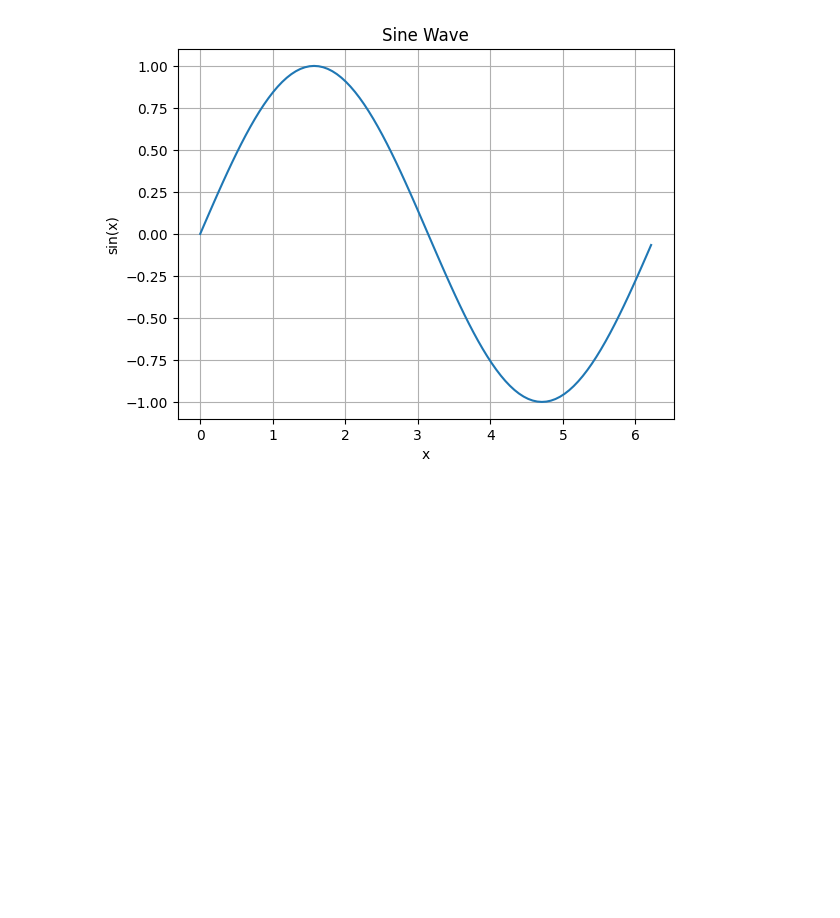
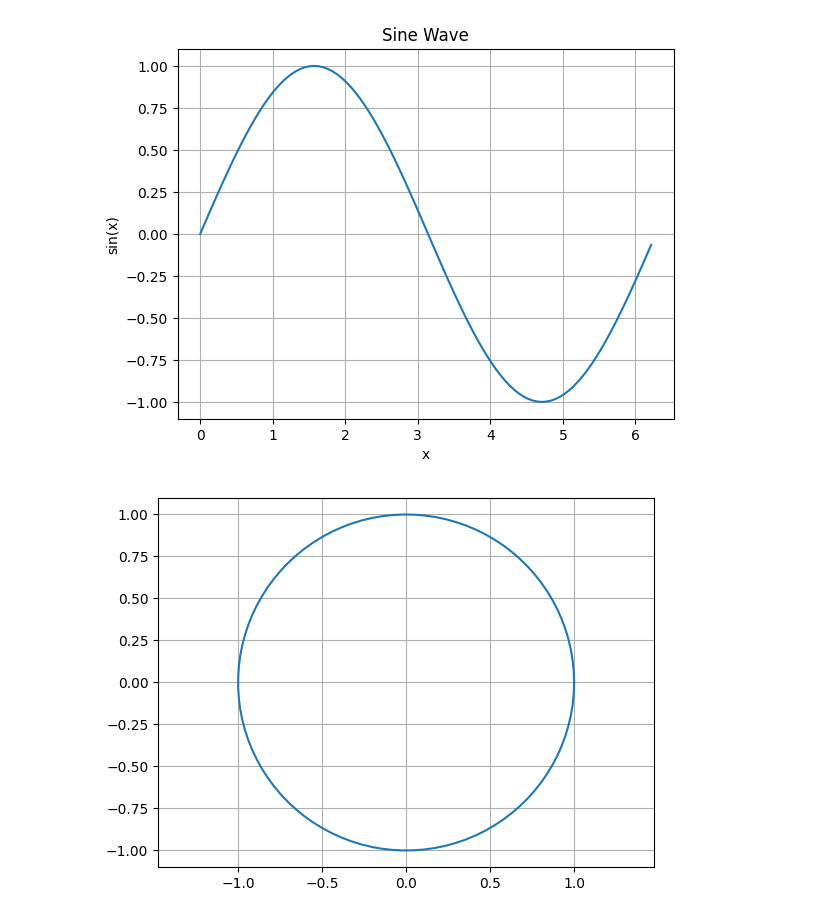
Before and after one commit to clumsycomputer/mojito, a Jupyter notebook: notebooks/hello.ipynb, the cells around one changed output. Saved outputs shown, nothing was run; the diff lists cells and outputs as text; code cells hidden in the pictures; blank space fills up the shorter version.

Commit message:
feature(hello): plot circle

```diff
--- a/notebooks/hello.ipynb
+++ b/notebooks/hello.ipynb
@@ -24,3 +22,27 @@ Plot.grid(True)
 Plot.show()
 # %% [output]
 [figure]
+# %%
+from python import Python
+from math import cos, sin
+
+Plot = Python.import_module('matplotlib.pyplot')
+alias pi = 3.14
+alias num_samples = 100
+var samples_cos = Python.list()
+var samples_sin = Python.list()
+
+for sample_index in range(num_samples):
+    var current_angle = 2 * pi / (num_samples - 1) * sample_index
+    samples_cos.append(cos(current_angle))
+    samples_sin.append(sin(current_angle))
+
+Plot.figure()
+Plot.plot(samples_cos, samples_sin)
+Plot.axis('equal')
+Plot.xlim(-1.1, 1.1)
+Plot.ylim(-1.1, 1.1)
+Plot.grid(True)
+Plot.show()
+# %% [output]
+[figure, added]
```
Also changed, not shown: parts of 1 cell of this notebook.
